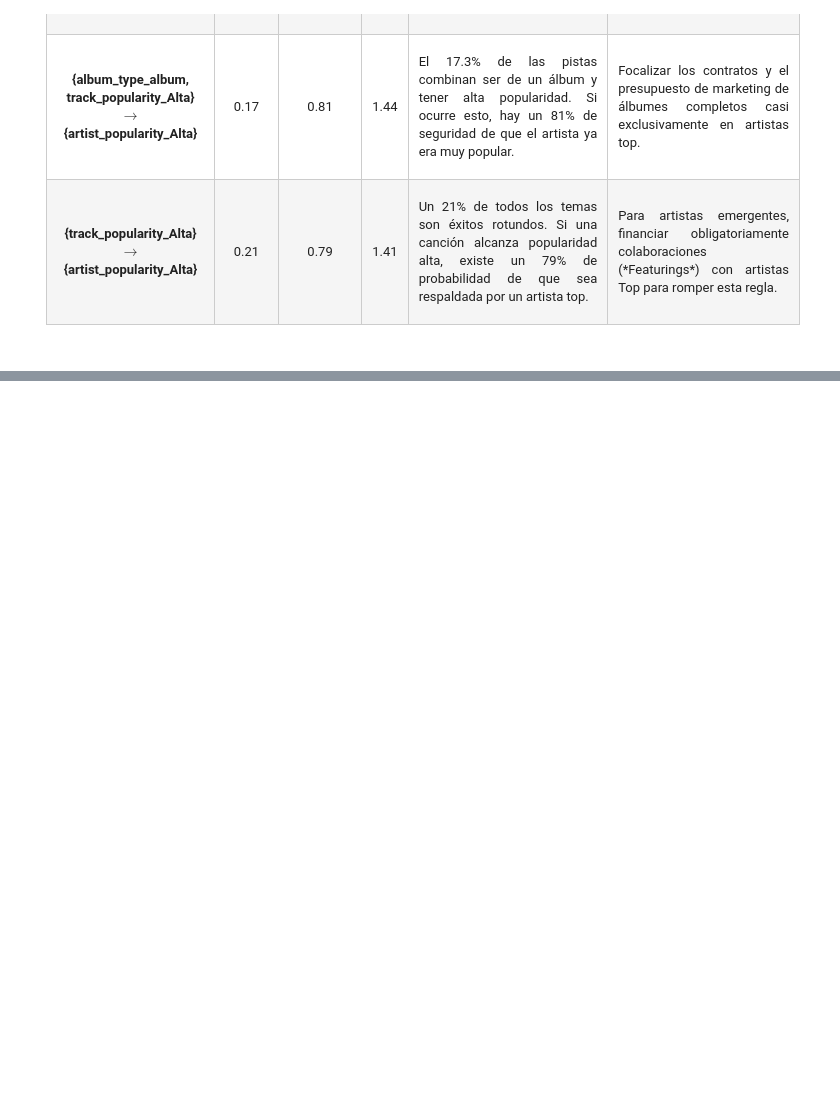
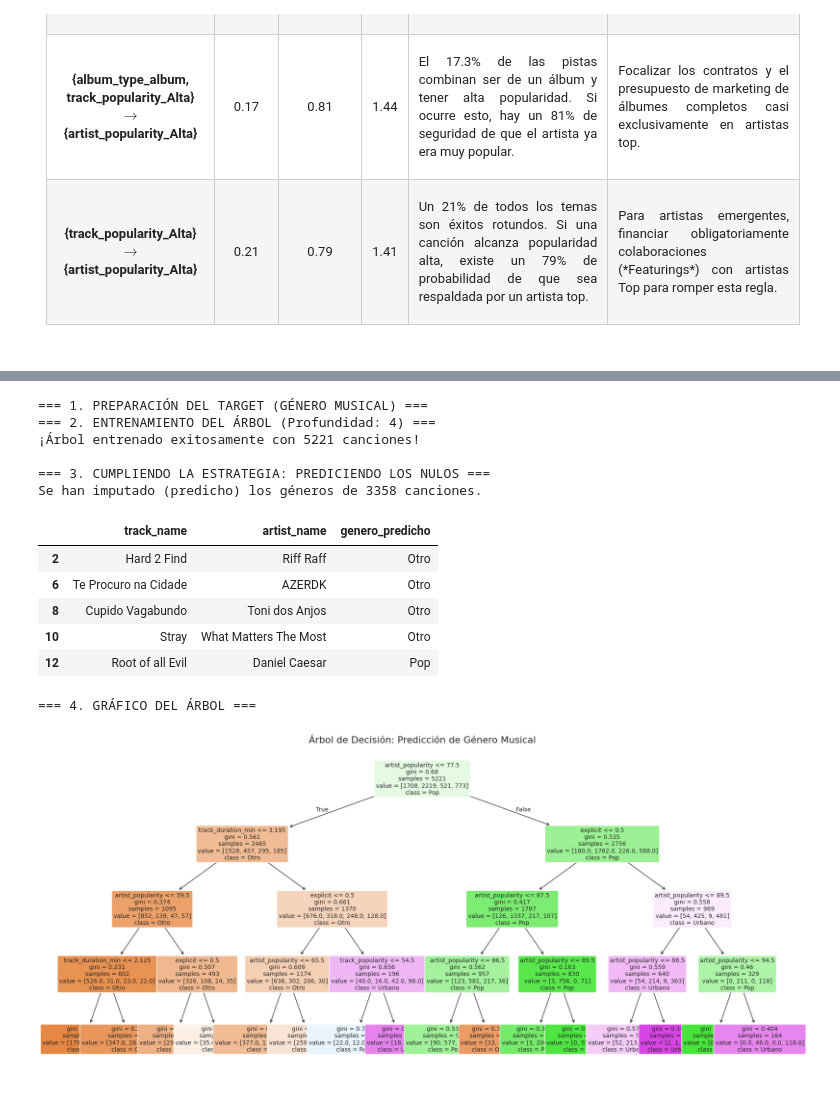
Before and after one commit to gonmpa/CRISP-DM_MD_Gonzalo_Pino, a Jupyter notebook: Evaluacion_final_MD_Pino_Gonzalo.ipynb, the cells around one changed output, grey strips where cells are left out. Drawn from its saved outputs; the diff is of its cells as text; code cells hidden in the pictures; blank space fills up the shorter version.

```diff
--- a/Evaluacion_final_MD_Pino_Gonzalo.ipynb
+++ b/Evaluacion_final_MD_Pino_Gonzalo.ipynb
@@ -413,0 +433,66 @@ OUTPUT REGLAS DE ASOCIACIÓN
+# %%
+from sklearn.tree import DecisionTreeClassifier, plot_tree
+import matplotlib.pyplot as plt
+import pandas as pd
+import numpy as np
+
+print("=== 1. PREPARACIÓN DEL TARGET (GÉNERO MUSICAL) ===")
+# Función para agrupar los miles de géneros en 4 clases (Cumple rúbrica: 2 a 5 clases)
+def agrupar_genero(texto):
+    texto = str(texto).lower()
+    if 'pop' in texto: return 'Pop'
+    elif 'hip hop' in texto or 'rap' in texto or 'reggaeton' in texto or 'urbano' in texto: return 'Urbano'
+    elif 'rock' in texto or 'metal' in texto: return 'Rock'
+    else: return 'Otro'
+
+# 1. Aplicamos la agrupación al dataset LIMPIO (df_entrenamiento)
+df_tree = df_entrenamiento.copy()
+df_tree['target_genero'] = df_tree['artist_genres'].apply(agrupar_genero)
+
+# 2. Seleccionamos las columnas predictoras y la variable objetivo
+columnas_predictoras = ['track_popularity', 'artist_popularity', 'track_duration_min', 'explicit', 'album_type']
+X_train = df_tree[columnas_predictoras]
+y_train = df_tree['target_genero']
+
+# Transformamos texto (album_type, explicit) en booleanos/números (One-Hot)
+X_train = pd.get_dummies(X_train, drop_first=True)
+
+print("=== 2. ENTRENAMIENTO DEL ÁRBOL (Profundidad: 4) ===")
+clf = DecisionTreeClassifier(max_depth=4, random_state=42)
+clf.fit(X_train, y_train)
+print(f"¡Árbol entrenado exitosamente con {X_train.shape[0]} canciones!\n")
+
+print("=== 3. CUMPLIENDO LA ESTRATEGIA: PREDICIENDO LOS NULOS ===")
+# Traemos el dataset df_sin_genero que guardamos en la Parte C
+df_prediccion = df_sin_genero.copy()
+X_pred = df_prediccion[columnas_predictoras]
+X_pred = pd.get_dummies(X_pred, drop_first=True)
+
+# Alineamos las columnas por si falta alguna
+X_pred = X_pred.reindex(columns=X_train.columns, fill_value=0)
+
+# ¡MAGIA! El árbol predice qué género deberían tener esas 3.361 canciones
+df_prediccion['genero_predicho'] = clf.predict(X_pred)
+print(f"Se han imputado (predicho) los géneros de {df_prediccion.shape[0]} canciones.")
+display(df_prediccion[['track_name', 'artist_name', 'genero_predicho']].head(5))
+
+print("\n=== 4. GRÁFICO DEL ÁRBOL ===")
+plt.figure(figsize=(22, 10))
+plot_tree(clf, feature_names=list(X_train.columns), class_names=clf.classes_, filled=True, rounded=True, fontsize=10)
+plt.title("Árbol de Decisión: Predicción de Género Musical", fontsize=16)
+plt.show()
+# %% [output]
+=== 1. PREPARACIÓN DEL TARGET (GÉNERO MUSICAL) ===
+=== 2. ENTRENAMIENTO DEL ÁRBOL (Profundidad: 4) ===
+¡Árbol entrenado exitosamente con 5221 canciones!
+
+=== 3. CUMPLIENDO LA ESTRATEGIA: PREDICIENDO LOS NULOS ===
+Se han imputado (predicho) los géneros de 3358 canciones.
+|  | track_name | artist_name | genero_predicho |
+| 2 | Hard 2 Find | Riff Raff | Otro |
+| 6 | Te Procuro na Cidade | AZERDK | Otro |
+| 8 | Cupido Vagabundo | Toni dos Anjos | Otro |
+| 10 | Stray | What Matters The Most | Otro |
+| 12 | Root of all Evil | Daniel Caesar | Pop |
+=== 4. GRÁFICO DEL ÁRBOL ===
+[figure, added]
```
Also changed, not shown: parts of 3 cells of this notebook.
